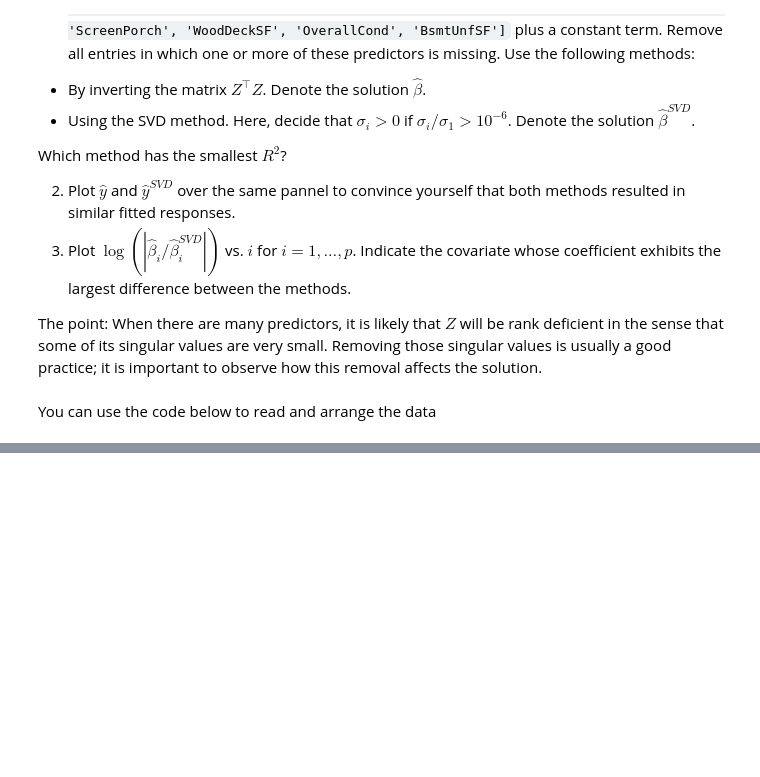
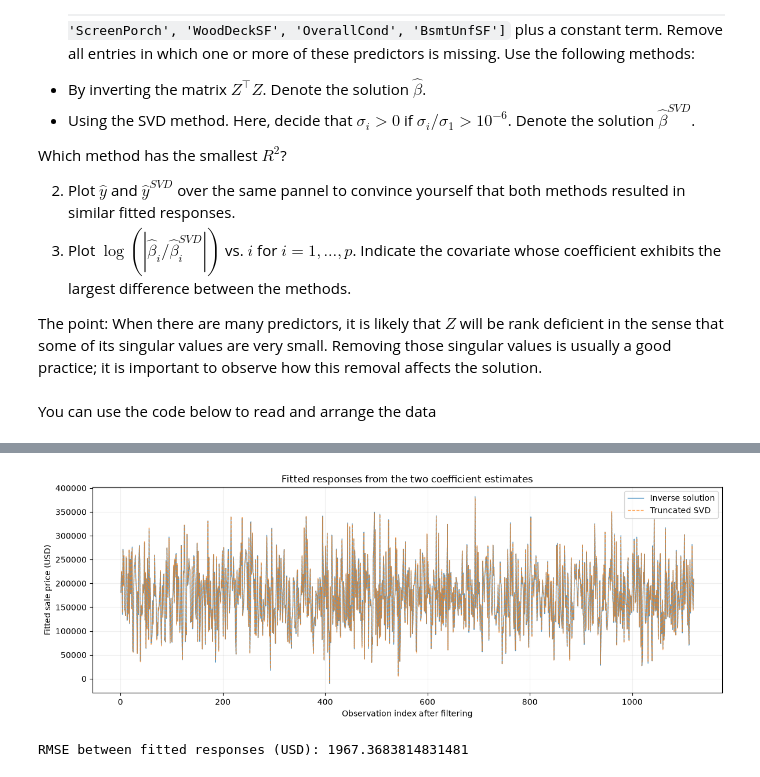
Before and after one commit to MendSe/Advanced-Statistics, a Jupyter notebook: Ex2/hw2.ipynb, the cells around one changed output, grey strips where cells are left out. Cells and saved outputs as stored; diff of their text form; code cells hidden in the pictures; blank space fills up the shorter version.

```diff
--- a/Ex2/hw2.ipynb
+++ b/Ex2/hw2.ipynb
@@ -596,0 +1032,18 @@ n, p = Z.shape
+# %%
+fig, ax = plt.subplots(figsize=(12, 4.5))
+observations_q7 = np.arange(1, n_q7 + 1)
+ax.plot(observations_q7, fitted_inverse_q7, color='tab:blue', alpha=0.75,
+        linewidth=1, label='Inverse solution')
+ax.plot(observations_q7, fitted_svd_q7, color='tab:orange', alpha=0.65,
+        linewidth=1, linestyle='--', label='Truncated SVD')
+ax.set(xlabel='Observation index after filtering', ylabel='Fitted sale price (USD)',
+       title='Fitted responses from the two coefficient estimates')
+ax.legend()
+ax.grid(alpha=0.2)
+fig.tight_layout()
+plt.show()
+print('RMSE between fitted responses (USD):',
+      np.sqrt(np.mean((fitted_inverse_q7 - fitted_svd_q7)**2)))
+# %% [output]
+[figure, added]
+RMSE between fitted responses (USD): 1967.3683814831481
```
Also changed, not shown: parts of 24 cells of this notebook, 1 other file.
